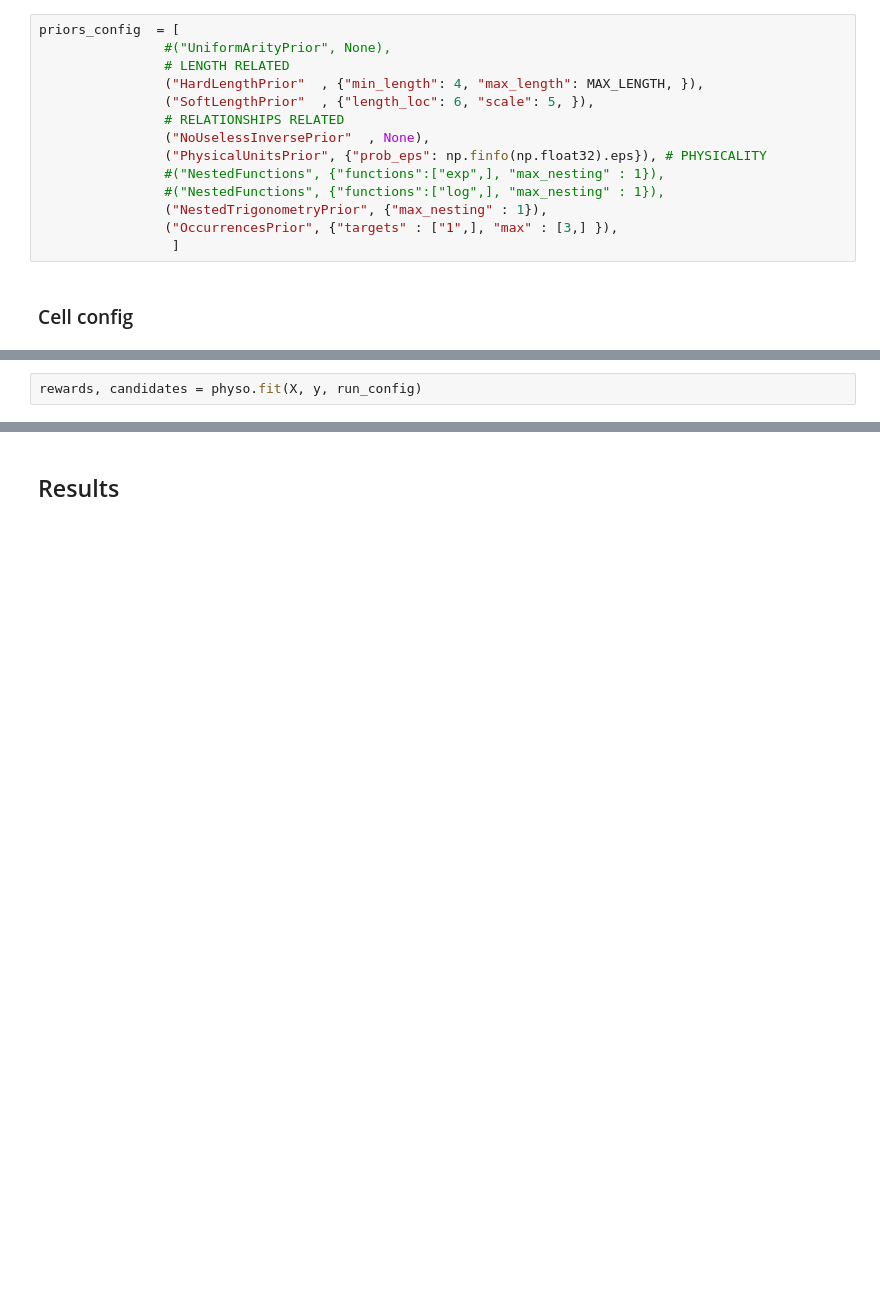
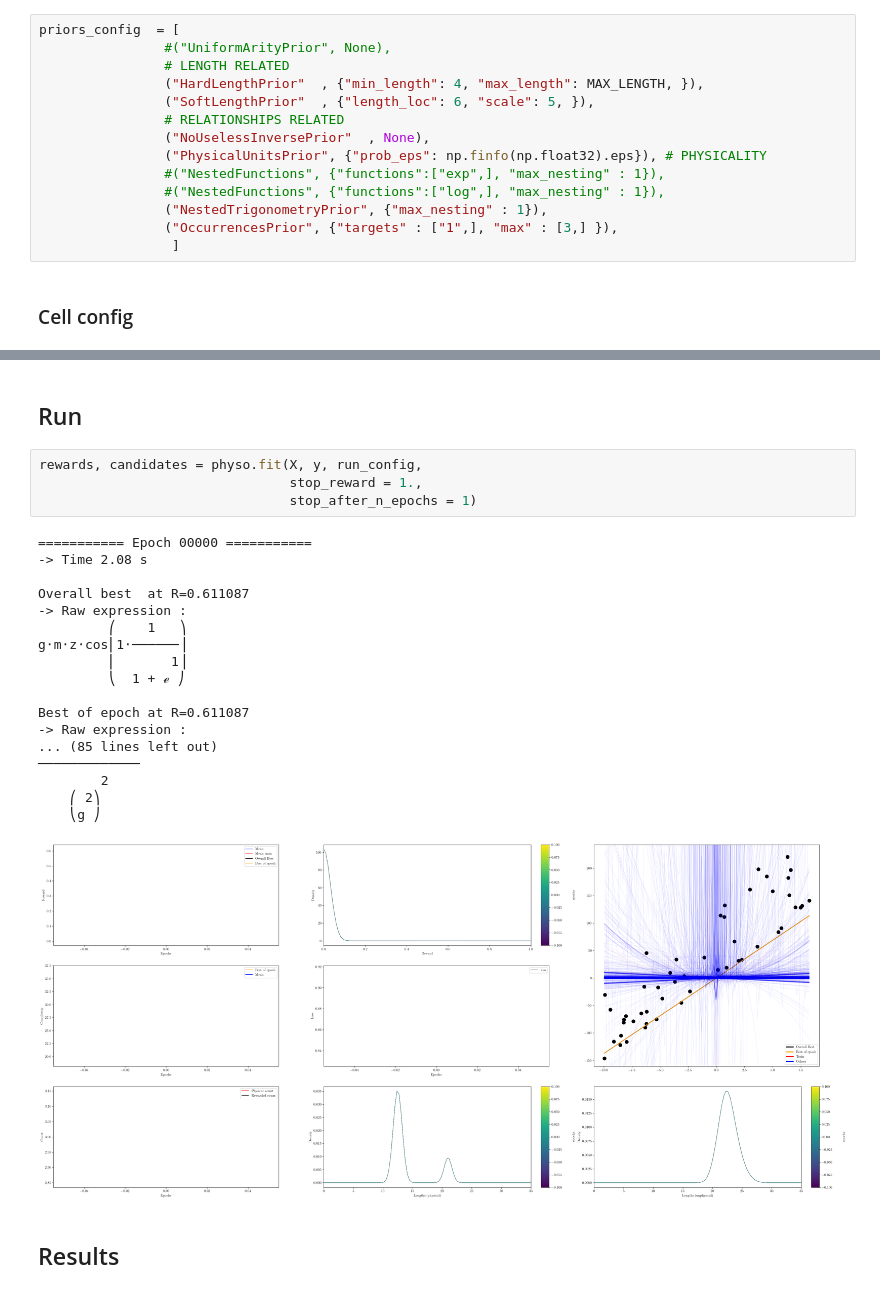
Before and after one commit to WassimTenachi/PhySO, a Jupyter notebook: Experiments-Wassim/demo21.ipynb, the cells around one changed output, grey strips where cells are left out. Drawn from its saved outputs; the diff is of its cells as text; blank space fills up the shorter version.

```diff
--- a/Experiments-Wassim/demo21.ipynb
+++ b/Experiments-Wassim/demo21.ipynb
@@ -248,2 +179,0 @@ Ideal reward : 0.9999999197657743
-# %%
-rewards, candidates = physo.fit(X, y, run_config)
@@ -268,3 +252,28 @@ m⋅v_z⋅⎜─────────────── + ℯ ⎟
+# %% [markdown]
+## Run
+# %%
+rewards, candidates = physo.fit(X, y, run_config,
+                                stop_reward = 1.,
+                                stop_after_n_epochs = 1)
+# %% [output]
+=========== Epoch 00000 ===========
+-> Time 2.08 s
+
+Overall best  at R=0.611087
+-> Raw expression :
+         ⎛    1   ⎞
+g⋅m⋅z⋅cos⎜1⋅──────⎟
+         ⎜       1⎟
+         ⎝  1 + ℯ ⎠
+
+Best of epoch at R=0.611087
+-> Raw expression :
+... (85 lines left out)
+─────────────
+        2
+    ⎛ 2⎞
+    ⎝g ⎠
+[figure, added]
 # %% [markdown]
 ## Results
 # %% [markdown]
```
Also changed, not shown: parts of 41 cells of this notebook, 41 other files.
